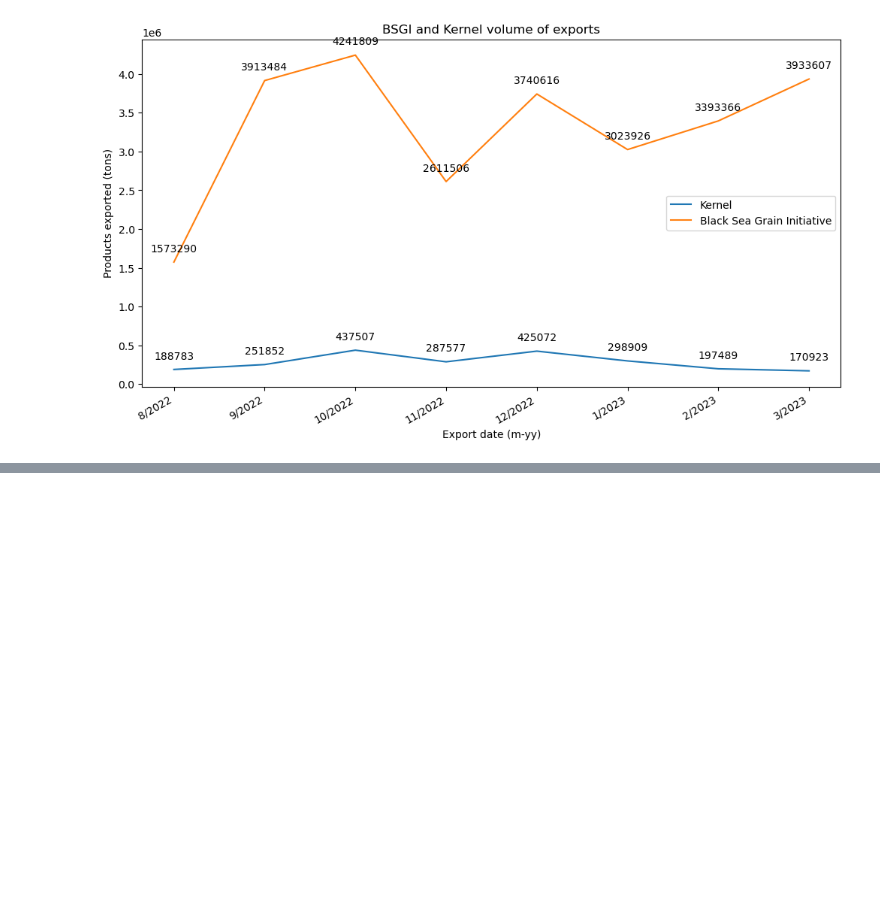
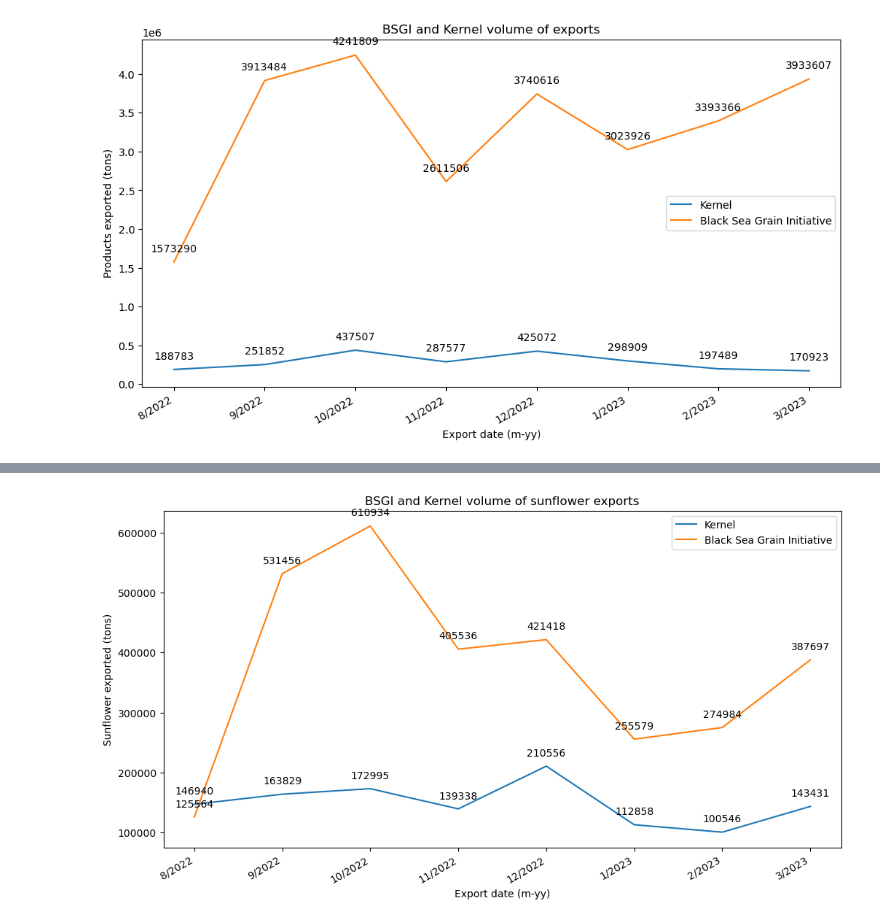
Before and after one commit to uchicago-dsi/oakland-institute-ukraine, a Jupyter notebook: visualizations/import_genius.ipynb, the cells around one changed output, grey strips where cells are left out. Saved outputs shown, nothing was run; the diff lists cells and outputs as text; code cells hidden in the pictures; blank space fills up the shorter version.

Commit message:
Plot with time series of sunflower exports from BSGI and Import Genius data

```diff
--- a/visualizations/import_genius.ipynb
+++ b/visualizations/import_genius.ipynb
@@ -185,0 +227,44 @@ kernel_c
+# %%
+# Plot for sunflower
+
+# Import Genius data
+sunflower_kernel = kernel_c.loc[kernel_c.loc[:, "sunflower"] == True]
+
+kernel_g = sunflower_kernel[["year", "month", "weight_ton"]].groupby(["year", "month"])
+kernel_g = kernel_g.sum().reset_index()
+kernel_g.sort_values(by=["year", "month"], ascending=False)
+
+kernel_g["date"] = kernel_g["month"].astype(str) + "/" + kernel_g["year"].astype(str)
+
+# BSGI data
+sunflower_bsgi = outbound_c.loc[outbound_c.loc[:, "product_std"] == "sunflower"]
+
+outbound_g = sunflower_bsgi[["year", "month", "weight_ton"]].groupby(["year", "month"])
+outbound_g = outbound_g.sum().reset_index()
+outbound_g.sort_values(by=["year", "month"], ascending=False)
+
+outbound_g["date"] = outbound_g["month"].astype(str) + "/" + outbound_g["year"].astype(str)
+
+# Plot together
+final = kernel_g.merge(outbound_g, on="date", suffixes=("_kernel", "_bsgi"))
+
+fig, ax = plt.subplots(figsize=(12, 6))
+
+ax.plot(final["date"] , final["weight_ton_kernel"], label = "Kernel")
+ax.plot(final["date"] , final["weight_ton_bsgi"], label = "Black Sea Grain Initiative")
+
+plt.setp(ax.get_xticklabels(), rotation=30, horizontalalignment='right')
+
+plt.title("BSGI and Kernel volume of sunflower exports")
+plt.xlabel("Export date (m-yy)")
+plt.ylabel("Sunflower exported (tons)")
+plt.legend()
+
+# Annotate the lines
+for x, y in zip(final["date"], final["weight_ton_kernel"]):
+    ax.annotate(f'{int(y)}', (x, y), textcoords="offset points", xytext=(0, 10), ha='center')
+
+for x, y in zip(final["date"], final["weight_ton_bsgi"]):
+    ax.annotate(f'{int(y)}', (x, y), textcoords="offset points", xytext=(0, 10), ha='center')
+# %% [output]
+[figure, added]
```
Also changed, not shown: parts of 4 cells of this notebook.
